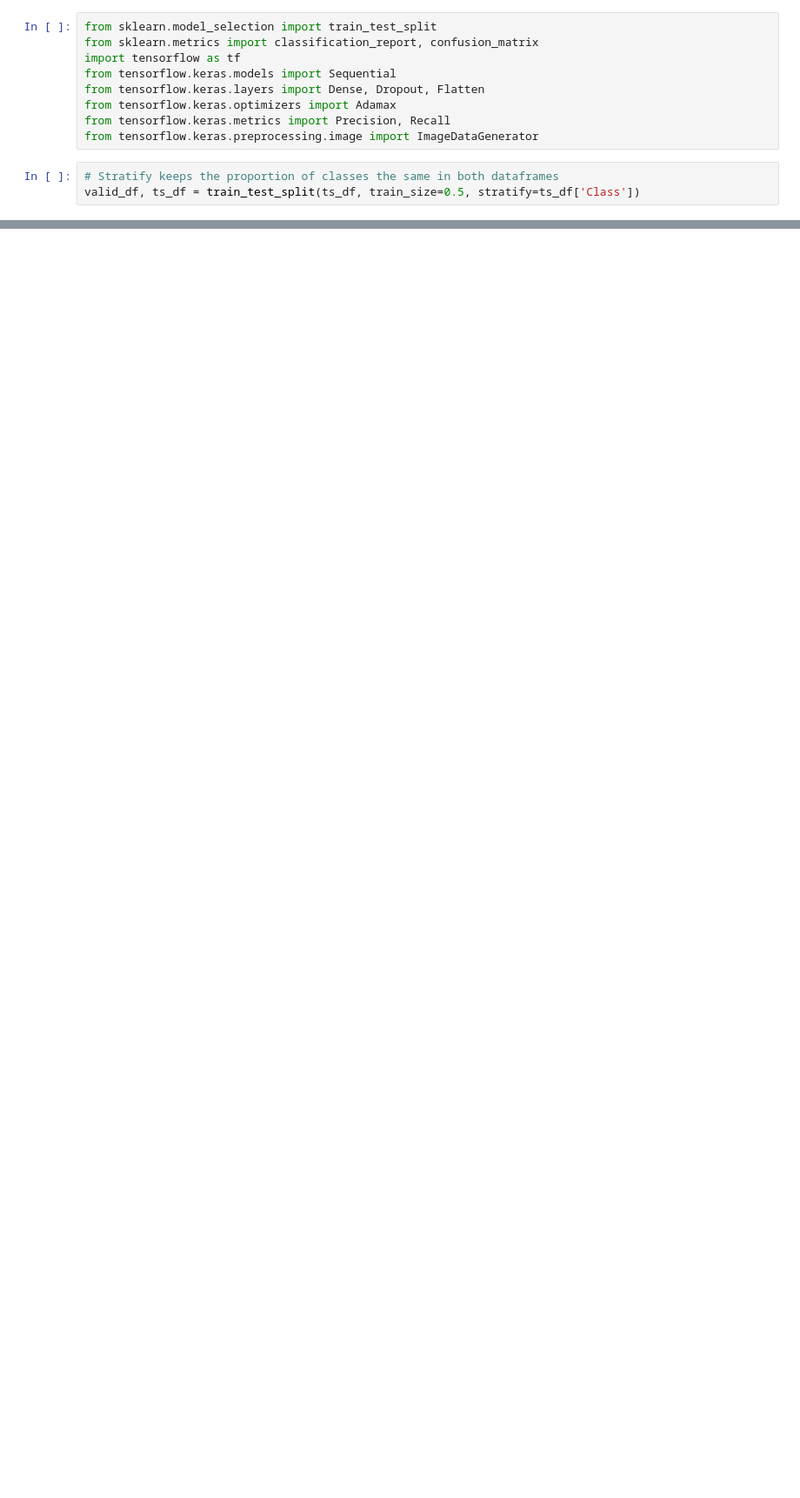
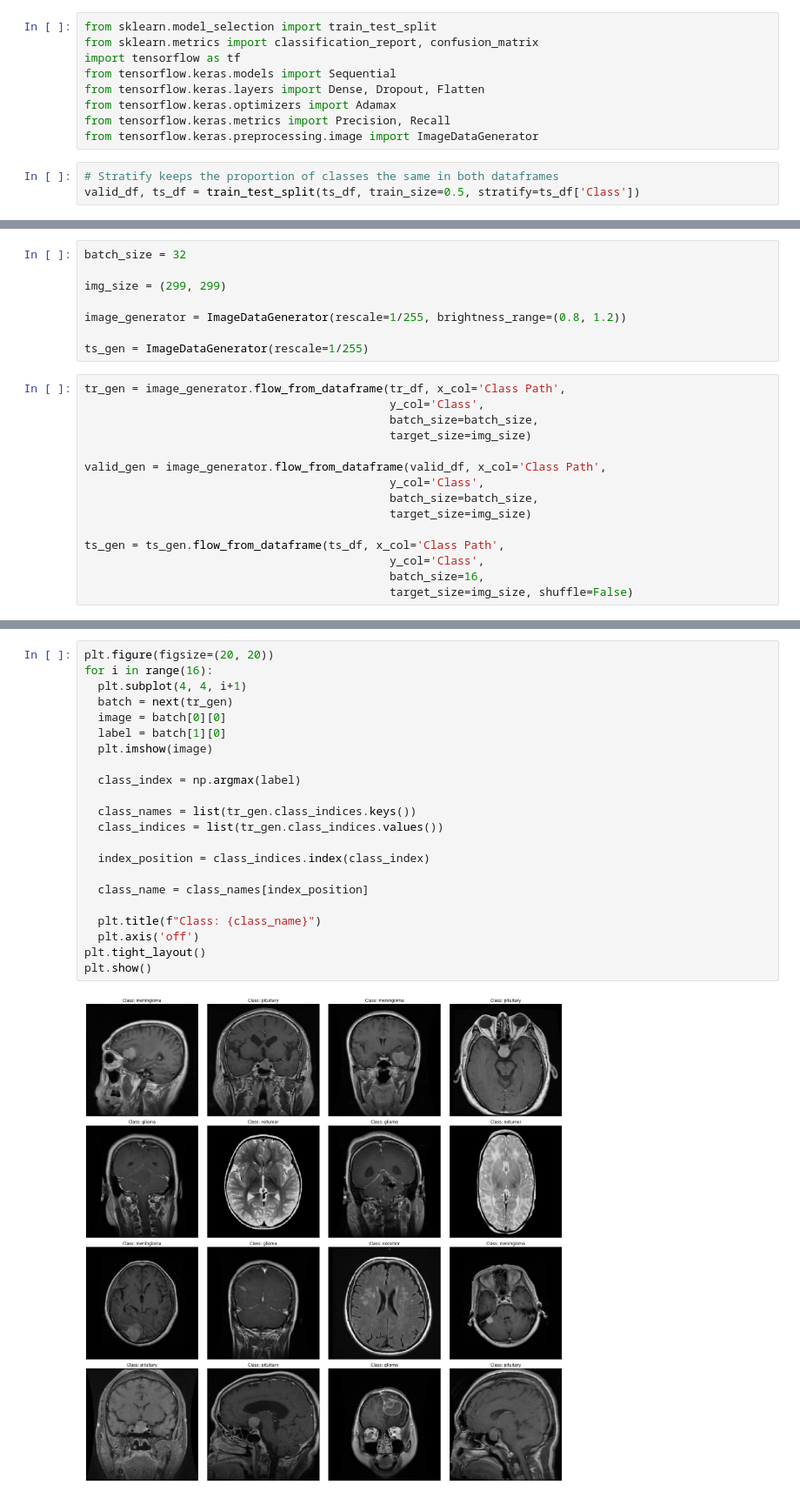
Before and after one commit to thilakshan9/brain_tumor_classification, a Jupyter notebook: brain_tumor_classification.ipynb, the cells around one changed output, grey strips where cells are left out. Shown at 87% size. Saved outputs shown, nothing was run; the diff lists cells and outputs as text; blank space fills up the shorter version.

Commit message:
add: started pre-processing data

```diff
--- a/brain_tumor_classification.ipynb
+++ b/brain_tumor_classification.ipynb
@@ -123 +123,24 @@ ts_df
 656 rows × 2 columns
+# %%
+batch_size = 32
+
+img_size = (299, 299)
+
+image_generator = ImageDataGenerator(rescale=1/255, brightness_range=(0.8, 1.2))
+
+ts_gen = ImageDataGenerator(rescale=1/255)
+# %%
+tr_gen = image_generator.flow_from_dataframe(tr_df, x_col='Class Path',
+                                             y_col='Class',
+                                             batch_size=batch_size,
+                                             target_size=img_size)
+
+valid_gen = image_generator.flow_from_dataframe(valid_df, x_col='Class Path',
+                                             y_col='Class',
+                                             batch_size=batch_size,
+                                             target_size=img_size)
+
+ts_gen = ts_gen.flow_from_dataframe(ts_df, x_col='Class Path',
+                                             y_col='Class',
+                                             batch_size=16,
+                                             target_size=img_size, shuffle=False)
@@ -123,0 +151,24 @@ ts_df
+# %%
+plt.figure(figsize=(20, 20))
+for i in range(16):
+  plt.subplot(4, 4, i+1)
+  batch = next(tr_gen)
+  image = batch[0][0]
+  label = batch[1][0]
+  plt.imshow(image)
+
+  class_index = np.argmax(label)
+
+  class_names = list(tr_gen.class_indices.keys())
+  class_indices = list(tr_gen.class_indices.values())
+
+  index_position = class_indices.index(class_index)
+
+  class_name = class_names[index_position]
+
+  plt.title(f"Class: {class_name}")
+  plt.axis('off')
+plt.tight_layout()
+plt.show()
+# %% [output]
+[figure, added]
```
Also changed, not shown: parts of 8 cells of this notebook.
